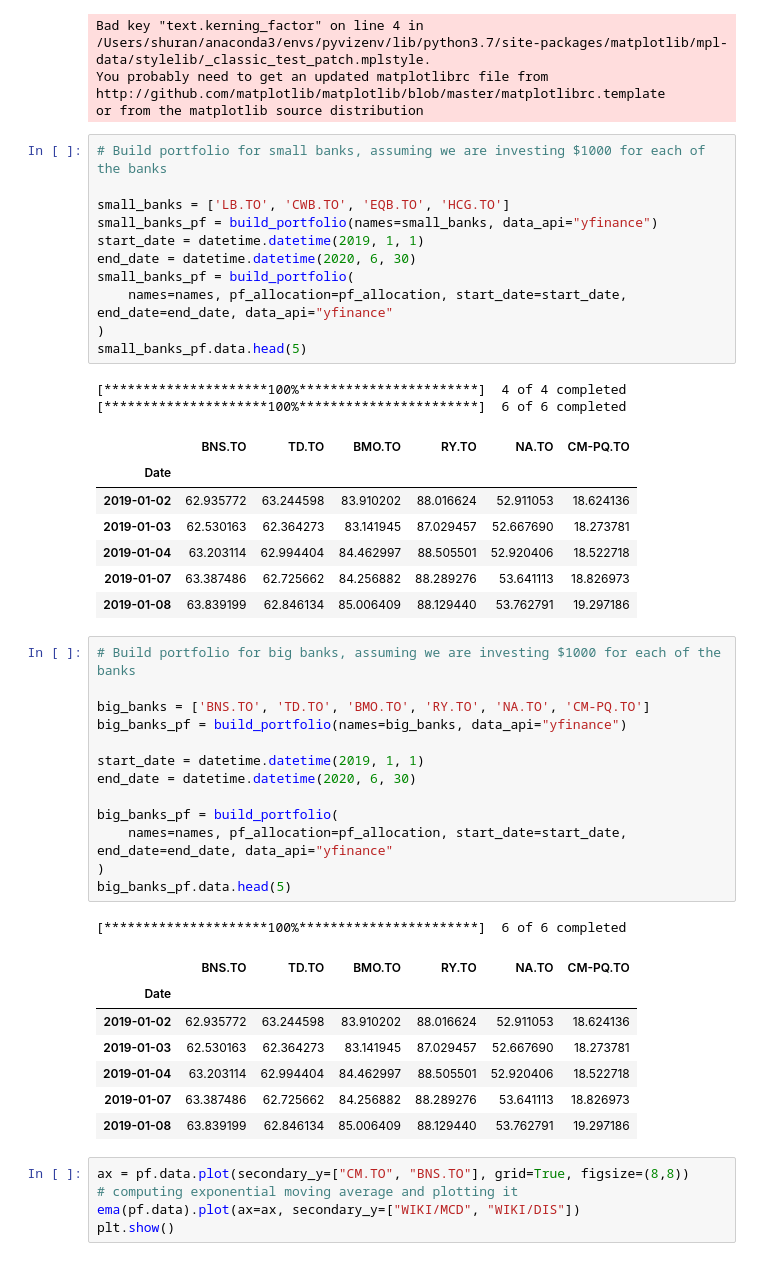
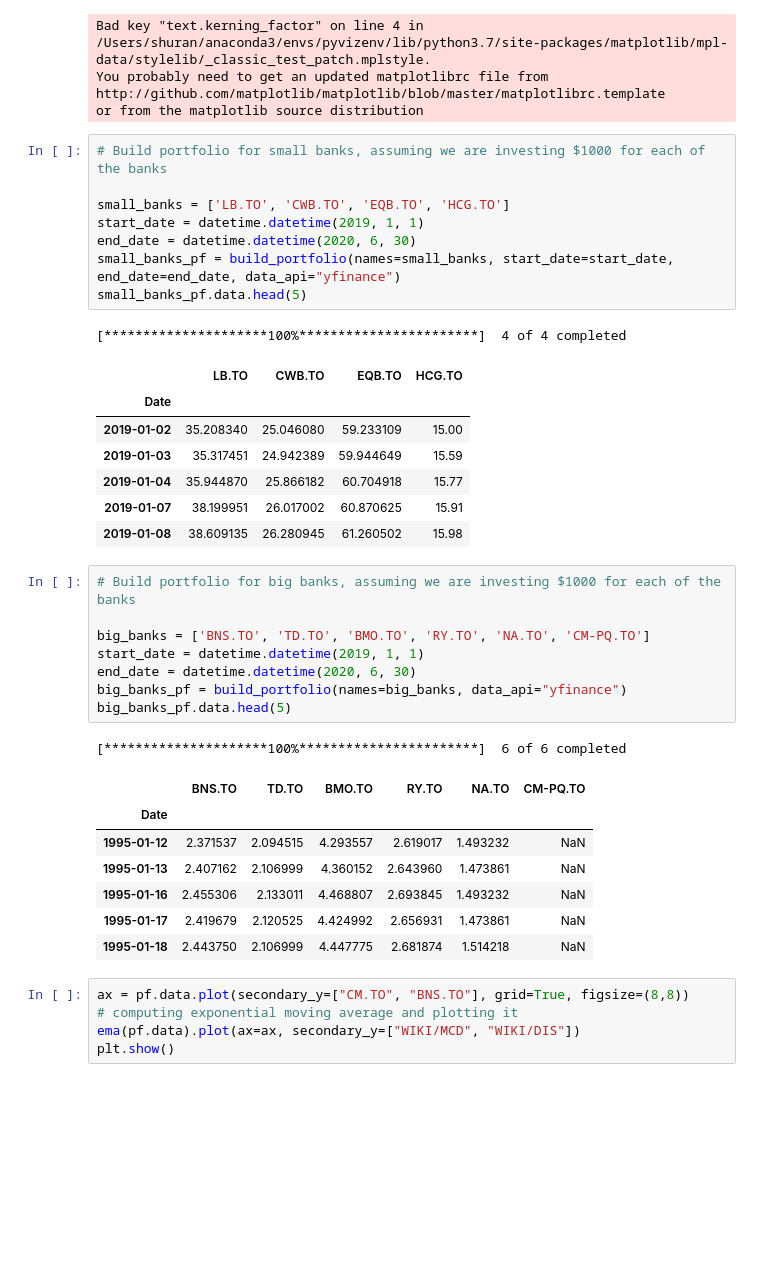
Before and after one commit to NJ1219/UofT-Project1, a Jupyter notebook: amar_parts.ipynb, the cells around one changed output. Cells and saved outputs as stored; diff of their text form; blank space fills up the shorter version.

```diff
--- a/project.ipynb
+++ b/amar_parts.ipynb
@@ -16,46 +16,37 @@ or from the matplotlib source distribution
 # %%
 # Build portfolio for small banks, assuming we are investing $1000 for each of the banks
 
 small_banks = ['LB.TO', 'CWB.TO', 'EQB.TO', 'HCG.TO']
-small_banks_pf = build_portfolio(names=small_banks, data_api="yfinance")
 start_date = datetime.datetime(2019, 1, 1)
 end_date = datetime.datetime(2020, 6, 30)
-small_banks_pf = build_portfolio(
-    names=names, pf_allocation=pf_allocation, start_date=start_date, end_date=end_date, data_api="yfinance"
-)
+small_banks_pf = build_portfolio(names=small_banks, start_date=start_date, end_date=end_date, data_api="yfinance")
 small_banks_pf.data.head(5)
 # %% [output]
 [*********************100%***********************]  4 of 4 completed
-[*********************100%***********************]  6 of 6 completed
-|  | BNS.TO | TD.TO | BMO.TO | RY.TO | NA.TO | CM-PQ.TO |
-| Date |  |  |  |  |  |  |
-| 2019-01-02 | 62.935772 | 63.244598 | 83.910202 | 88.016624 | 52.911053 | 18.624136 |
-| 2019-01-03 | 62.530163 | 62.364273 | 83.141945 | 87.029457 | 52.667690 | 18.273781 |
-| 2019-01-04 | 63.203114 | 62.994404 | 84.462997 | 88.505501 | 52.920406 | 18.522718 |
-| 2019-01-07 | 63.387486 | 62.725662 | 84.256882 | 88.289276 | 53.641113 | 18.826973 |
-| 2019-01-08 | 63.839199 | 62.846134 | 85.006409 | 88.129440 | 53.762791 | 19.297186 |
+|  | LB.TO | CWB.TO | EQB.TO | HCG.TO |
+| Date |  |  |  |  |
+| 2019-01-02 | 35.208340 | 25.046080 | 59.233109 | 15.00 |
+| 2019-01-03 | 35.317451 | 24.942389 | 59.944649 | 15.59 |
+| 2019-01-04 | 35.944870 | 25.866182 | 60.704918 | 15.77 |
+| 2019-01-07 | 38.199951 | 26.017002 | 60.870625 | 15.91 |
+| 2019-01-08 | 38.609135 | 26.280945 | 61.260502 | 15.98 |
 # %%
 # Build portfolio for big banks, assuming we are investing $1000 for each of the banks
 
 big_banks = ['BNS.TO', 'TD.TO', 'BMO.TO', 'RY.TO', 'NA.TO', 'CM-PQ.TO']
-big_banks_pf = build_portfolio(names=big_banks, data_api="yfinance")
-
 start_date = datetime.datetime(2019, 1, 1)
 end_date = datetime.datetime(2020, 6, 30)
-
-big_banks_pf = build_portfolio(
-    names=names, pf_allocation=pf_allocation, start_date=start_date, end_date=end_date, data_api="yfinance"
-)
+big_banks_pf = build_portfolio(names=big_banks, data_api="yfinance")
 big_banks_pf.data.head(5)
 # %% [output]
 [*********************100%***********************]  6 of 6 completed
 |  | BNS.TO | TD.TO | BMO.TO | RY.TO | NA.TO | CM-PQ.TO |
 | Date |  |  |  |  |  |  |
-| 2019-01-02 | 62.935772 | 63.244598 | 83.910202 | 88.016624 | 52.911053 | 18.624136 |
-| 2019-01-03 | 62.530163 | 62.364273 | 83.141945 | 87.029457 | 52.667690 | 18.273781 |
-| 2019-01-04 | 63.203114 | 62.994404 | 84.462997 | 88.505501 | 52.920406 | 18.522718 |
-| 2019-01-07 | 63.387486 | 62.725662 | 84.256882 | 88.289276 | 53.641113 | 18.826973 |
-| 2019-01-08 | 63.839199 | 62.846134 | 85.006409 | 88.129440 | 53.762791 | 19.297186 |
+| 1995-01-12 | 2.371537 | 2.094515 | 4.293557 | 2.619017 | 1.493232 | NaN |
+| 1995-01-13 | 2.407162 | 2.106999 | 4.360152 | 2.643960 | 1.473861 | NaN |
+| 1995-01-16 | 2.455306 | 2.133011 | 4.468807 | 2.693845 | 1.493232 | NaN |
+| 1995-01-17 | 2.419679 | 2.120525 | 4.424992 | 2.656931 | 1.473861 | NaN |
+| 1995-01-18 | 2.443750 | 2.106999 | 4.447775 | 2.681874 | 1.514218 | NaN |
 # %%
 ax = pf.data.plot(secondary_y=["CM.TO", "BNS.TO"], grid=True, figsize=(8,8))
 # computing exponential moving average and plotting it
```
